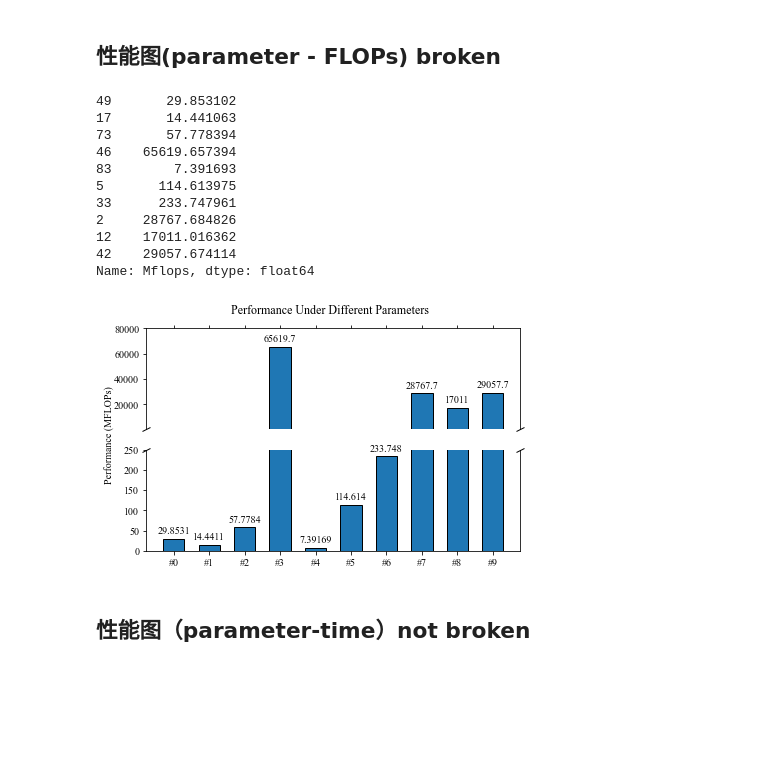
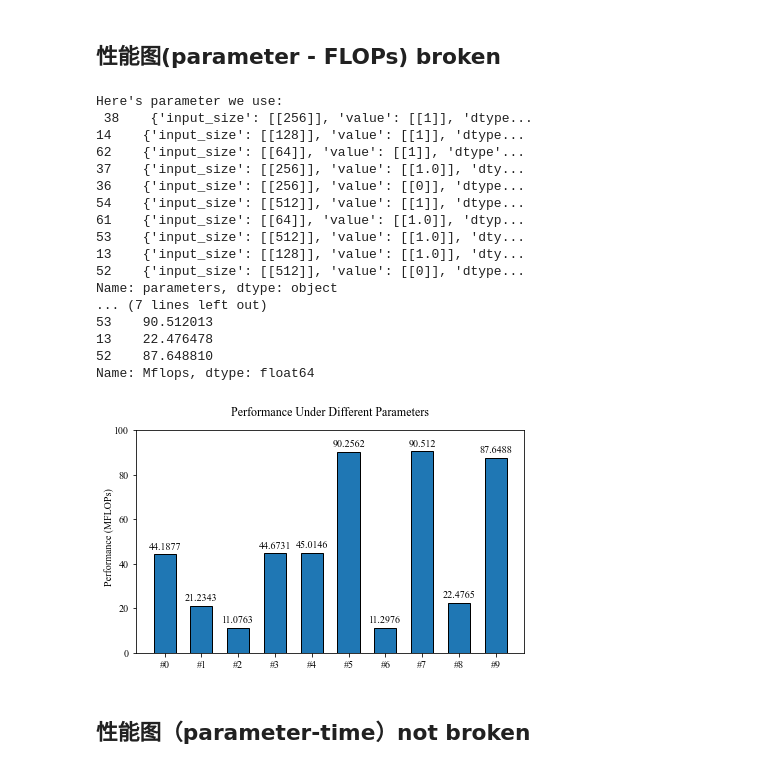
Before and after one commit to WLFJ/OpBench, a Jupyter notebook: fill__plots.ipynb, the cells around one changed output. Drawn from its saved outputs; the diff is of its cells as text; code cells hidden in the pictures; blank space fills up the shorter version.

```diff
--- a/fill__plots.ipynb
+++ b/fill__plots.ipynb
@@ -52,73 +67,57 @@ labels = [f'#{i}' for i in range(len(flops))]
 '''
 data config end
 '''
-
-# most data at A
-A = (0, 250)
-# outlines
-B = (1000, 80500)
 
 barlabel = True
 
 plt.rcParams['font.sans-serif'] = ['Times New Roman']
 matplotlib.rcParams['font.sans-serif'] = ['Times New Roman']
 matplotlib.rcParams['axes.unicode_minus'] = False
 params = {'font.family':'serif',
     'font.serif': 'Times New Roman',
    # 'font.style': 'italic',
     'font.weight': 'normal',  # or 'blod'
    # 'font.size': '12',  # or large,small
 }
 plt.rcParams.update(params)
 
 x = np.arange(len(flops))
 width = 0.6
 
-fig, (ax1, ax2) = plt.subplots(2, 1, sharex=True)
+fig, ax1 = plt.subplots()
 
-rects1 = ax1.bar(x, flops, width, label='V100', edgecolor='black')
-rects2 = ax2.bar(x, flops, width, label='V100', edgecolor='black')
-
-ax1.set_ylim(*B)  # outliers only
-ax2.set_ylim(*A)  # most of the data
-
-# hide the spines between ax and ax2
-ax1.spines.bottom.set_visible(False)
-ax2.spines.top.set_visible(False)
-ax1.xaxis.tick_top()
-ax1.tick_params(labeltop=False)  # don't put tick labels at the top
-ax2.xaxis.tick_bottom()
+rects1 = ax1.bar(x, flops, width, label=device, edgecolor='black')
 
 fig.text(0, 0.5, 'Performance (MFLOPs)', va='center', rotation='vertical')
 plt.suptitle('Performance Under Different Parameters', x=0.525, y=.95, horizontalalignment='center')
 ax1.set_xticks(x, labels)
+ax1.set_ylim(0, 100)
 
 if barlabel:
     ax1.bar_label(rects1, padding=3)
-    ax2.bar_label(rects2, padding=3)
-
-d = 0.5  # proportion of vertical to horizontal extent of the slanted line
-kwargs = dict(marker=[(-1, -d), (1, d)], markersize=8,
-              linestyle="none", color='k', mec='k', mew=1, clip_on=False)
-ax1.plot([0, 1], [0, 0], transform=ax1.transAxes, **kwargs)
-ax2.plot([0, 1], [1, 1], transform=ax2.transAxes, **kwargs)
 
 fig.tight_layout()
 
 plt.show()
 # %% [output]
-49       29.853102
-17       14.441063
-73       57.778394
-46    65619.657394
-83        7.391693
-5       114.613975
-33      233.747961
-2     28767.684826
-12    17011.016362
-42    29057.674114
+Here's parameter we use:
+ 38    {'input_size': [[256]], 'value': [[1]], 'dtype...
+14    {'input_size': [[128]], 'value': [[1]], 'dtype...
+62    {'input_size': [[64]], 'value': [[1]], 'dtype'...
+37    {'input_size': [[256]], 'value': [[1.0]], 'dty...
+36    {'input_size': [[256]], 'value': [[0]], 'dtype...
+54    {'input_size': [[512]], 'value': [[1]], 'dtype...
+61    {'input_size': [[64]], 'value': [[1.0]], 'dtyp...
+53    {'input_size': [[512]], 'value': [[1.0]], 'dty...
+13    {'input_size': [[128]], 'value': [[1.0]], 'dty...
+52    {'input_size': [[512]], 'value': [[0]], 'dtype...
+Name: parameters, dtype: object
+... (7 lines left out)
+53    90.512013
+13    22.476478
+52    87.648810
 Name: Mflops, dtype: float64
-[figure, old version]
+[figure, new version]
 # %% [markdown]
 ## 性能图（parameter-time）not broken
 # %%
```
Also changed, not shown: parts of 4 cells of this notebook, 30 other files.
